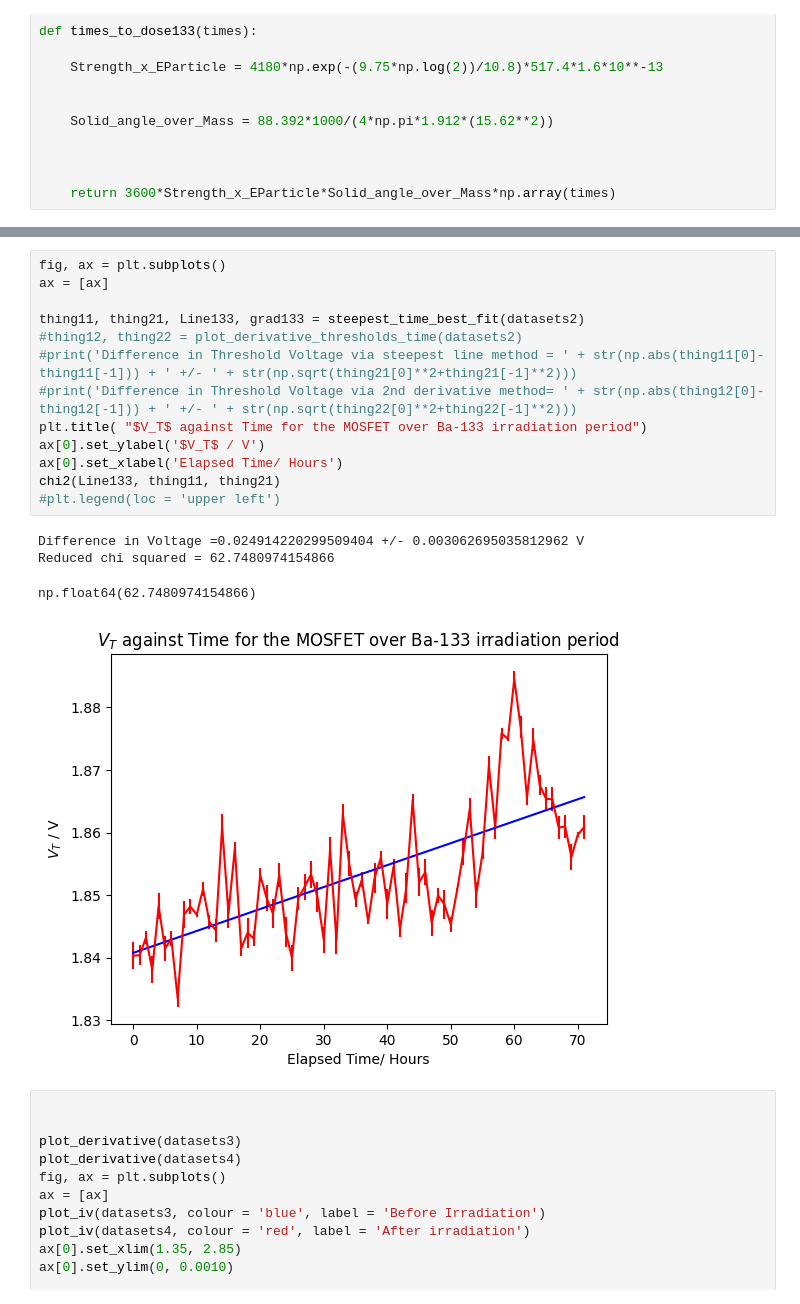
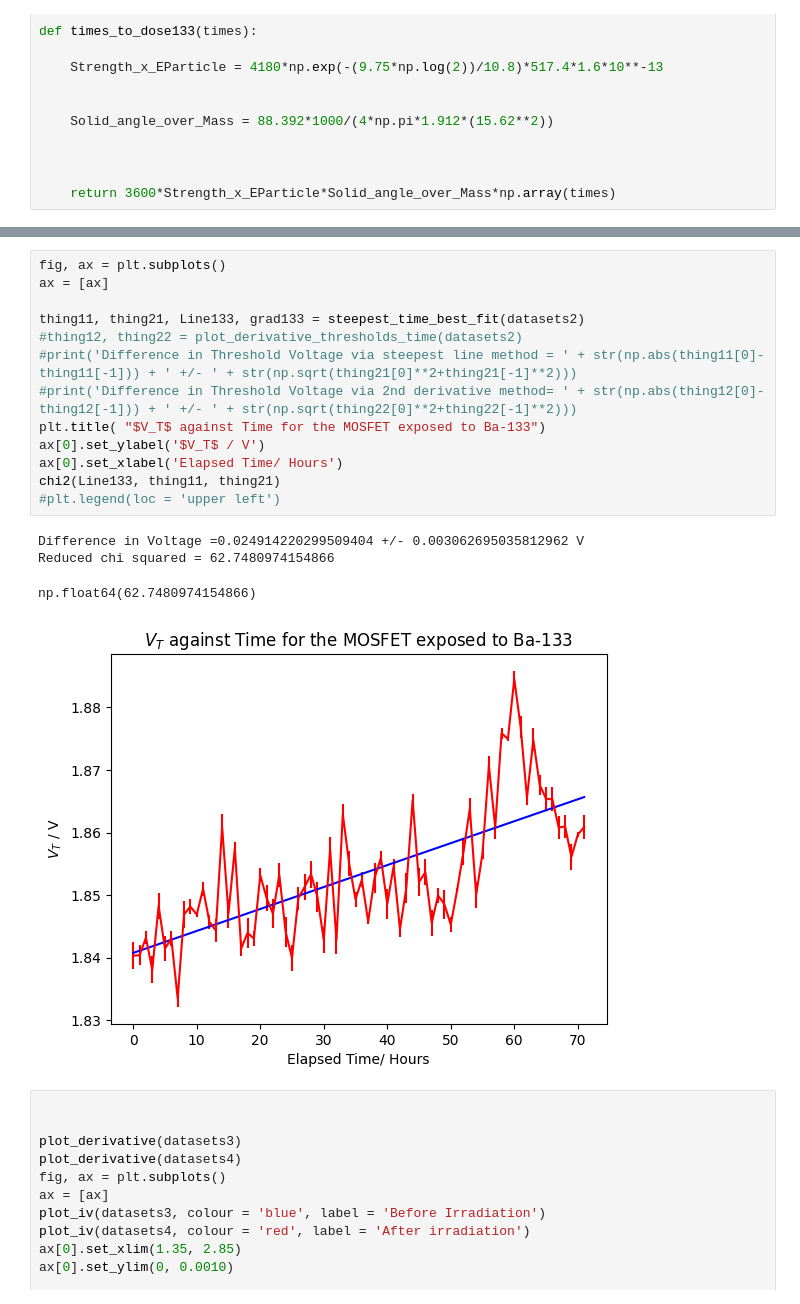
Before and after one commit to fhirstplace/Python-Labs-EDOS, a Jupyter notebook: xml graph maker (all).ipynb, the cells around one changed output, grey strips where cells are left out. Saved outputs shown, nothing was run; the diff lists cells and outputs as text.

```diff
--- a/xml graph maker (all).ipynb
+++ b/xml graph maker (all).ipynb
@@ -285,21 +285,21 @@ Steepest Line Threshold voltage:  1.8402987500000003 +/- 0.002136422518155332
 # %%
 fig, ax = plt.subplots()
 ax = [ax]
 
 thing11, thing21, Line133, grad133 = steepest_time_best_fit(datasets2)
 #thing12, thing22 = plot_derivative_thresholds_time(datasets2)
 #print('Difference in Threshold Voltage via steepest line method = ' + str(np.abs(thing11[0]-thing11[-1])) + ' +/- ' + str(np.sqrt(thing21[0]**2+thing21[-1]**2)))
 #print('Difference in Threshold Voltage via 2nd derivative method= ' + str(np.abs(thing12[0]-thing12[-1])) + ' +/- ' + str(np.sqrt(thing22[0]**2+thing22[-1]**2)))
-plt.title( "$V_T$ against Time for the MOSFET over Ba-133 irradiation period")
+plt.title( "$V_T$ against Time for the MOSFET exposed to Ba-133")
 ax[0].set_ylabel('$V_T$ / V')
 ax[0].set_xlabel('Elapsed Time/ Hours')
 chi2(Line133, thing11, thing21)
 #plt.legend(loc = 'upper left')
 # %% [output]
 Difference in Voltage =0.024914220299509404 +/- 0.003062695035812962 V
 Reduced chi squared = 62.7480974154866
 np.float64(62.7480974154866)
-[figure, old version]
+[figure, new version]
 # %%
 
 
```
Also changed, not shown: parts of 5 cells of this notebook, 2 other files.
